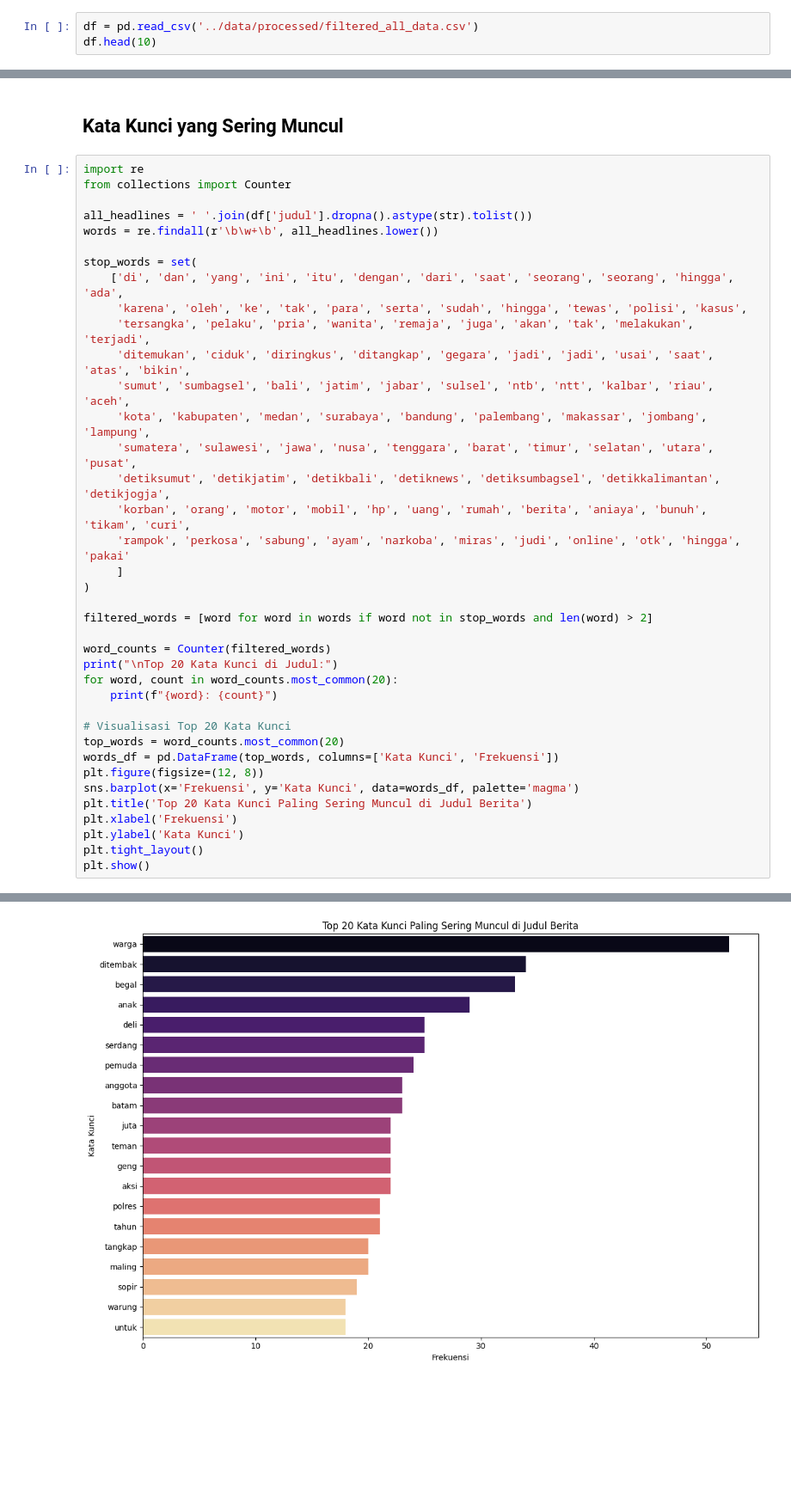
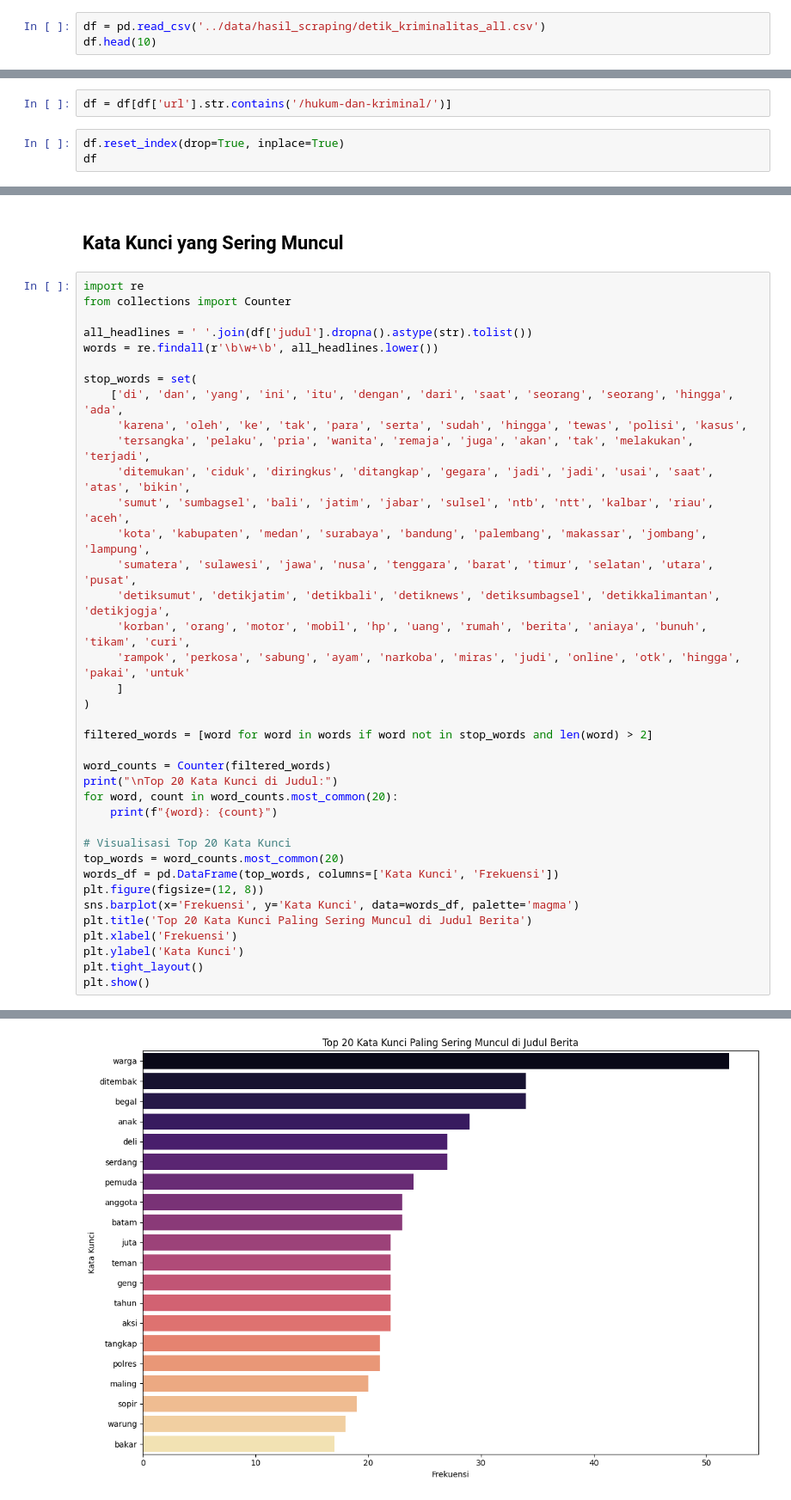
Before and after one commit to fairuuz16/ner-project, a Jupyter notebook: notebooks/01-data-exploration.ipynb, the cells around one changed output, grey strips where cells are left out. Shown at 86% size. Drawn from its saved outputs; the diff is of its cells as text; blank space fills up the shorter version.

```diff
--- a/notebooks/01-data-exploration.ipynb
+++ b/notebooks/01-data-exploration.ipynb
@@ -7,7 +7,7 @@ import matplotlib.pyplot as plt
 import seaborn as sns
 import numpy as np
 # %%
-df = pd.read_csv('../data/processed/filtered_all_data.csv')
+df = pd.read_csv('../data/hasil_scraping/detik_kriminalitas_all.csv')
 df.head(10)
 # %% [output]
 |  | url | judul | subjudul | tanggal | isi_berita | kanal |
@@ -61,0 +64,5 @@ dtype: int64
+# %%
+df = df[df['url'].str.contains('/hukum-dan-kriminal/')]
+# %%
+df.reset_index(drop=True, inplace=True)
+df
@@ -186,7 +193,7 @@ stop_words = set(
      'sumatera', 'sulawesi', 'jawa', 'nusa', 'tenggara', 'barat', 'timur', 'selatan', 'utara', 'pusat',
      'detiksumut', 'detikjatim', 'detikbali', 'detiknews', 'detiksumbagsel', 'detikkalimantan', 'detikjogja',
      'korban', 'orang', 'motor', 'mobil', 'hp', 'uang', 'rumah', 'berita', 'aniaya', 'bunuh', 'tikam', 'curi',
-     'rampok', 'perkosa', 'sabung', 'ayam', 'narkoba', 'miras', 'judi', 'online', 'otk', 'hingga', 'pakai'
+     'rampok', 'perkosa', 'sabung', 'ayam', 'narkoba', 'miras', 'judi', 'online', 'otk', 'hingga', 'pakai', 'untuk'
      ]
 )
 
@@ -228,6 +235,6 @@ untuk: 18
 Passing `palette` without assigning `hue` is deprecated and will be removed in v0.14.0. Assign the `y` variable to `hue` and set `legend=False` for the same effect.
 
   sns.barplot(x='Frekuensi', y='Kata Kunci', data=words_df, palette='magma')
-[figure, old version]
+[figure, new version]
 # %%
 df
```
Also changed, not shown: parts of 14 cells of this notebook, 24 other files.
